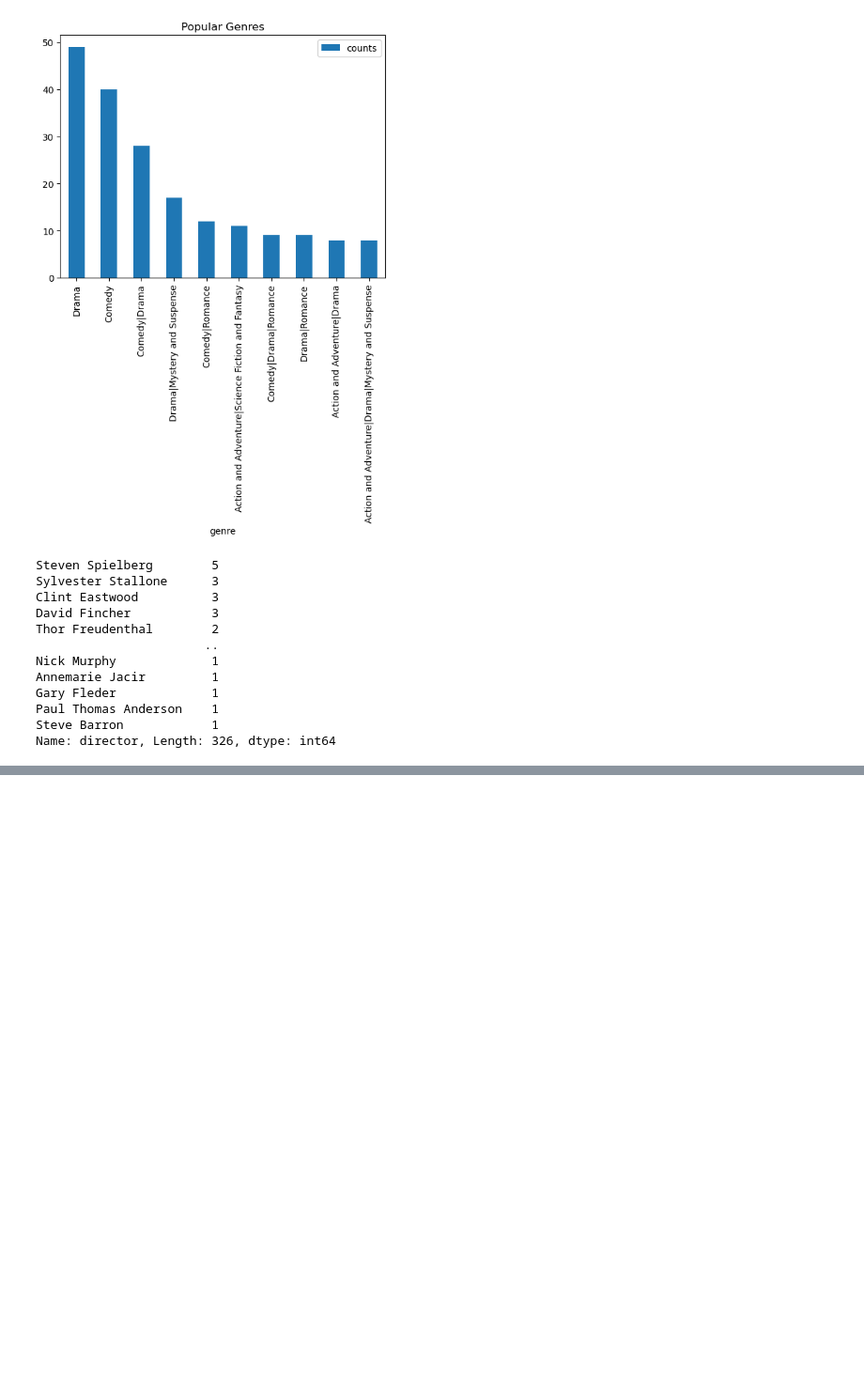
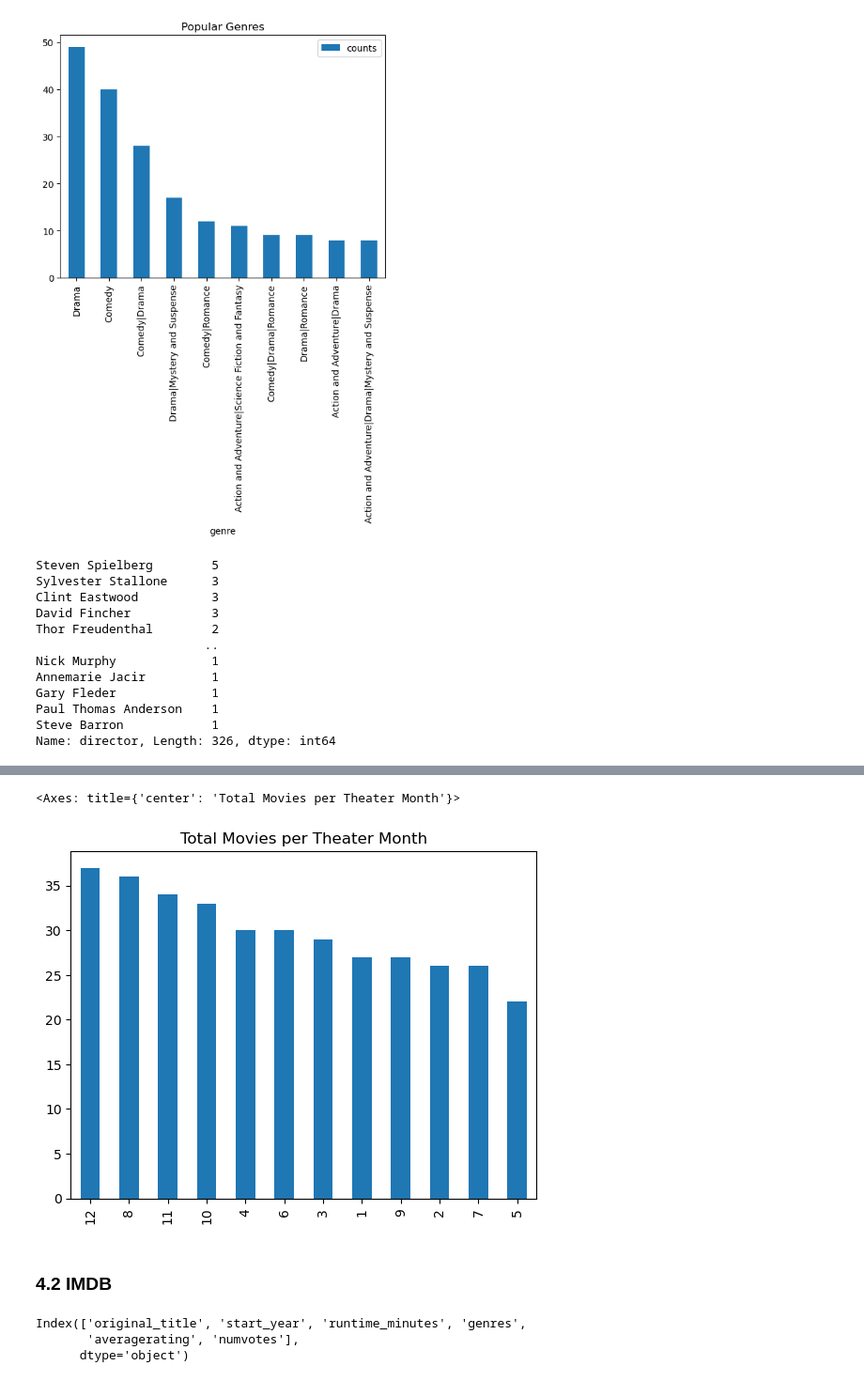
Before and after one commit to Musikari/Microsoft-Movies, a Jupyter notebook: Untitled.ipynb, the cells around one changed output, grey strips where cells are left out. Shown: that part at 94% size. Saved outputs shown, nothing was run; the diff lists cells and outputs as text; code cells hidden in the pictures; blank space fills up the shorter version.

```diff
--- a/Untitled.ipynb
+++ b/Untitled.ipynb
@@ -433,0 +451,17 @@ Name: director, Length: 326, dtype: int64
+# %%
+month_counts = rt_movies['Month'].value_counts()
+month_counts
+# %%
+# distribution plot for top 10 directors
+month_counts.plot.bar(x = 'month', title = 'Total Movies per Theater Month')
+# %% [output]
+<Axes: title={'center': 'Total Movies per Theater Month'}>
+[figure, added]
+# %% [markdown]
+### 4.2 IMDB
+# %%
+imdb.columns
+# %% [output]
+Index(['original_title', 'start_year', 'runtime_minutes', 'genres',
+       'averagerating', 'numvotes'],
+      dtype='object')
```
Also changed, not shown: parts of 20 cells of this notebook.
